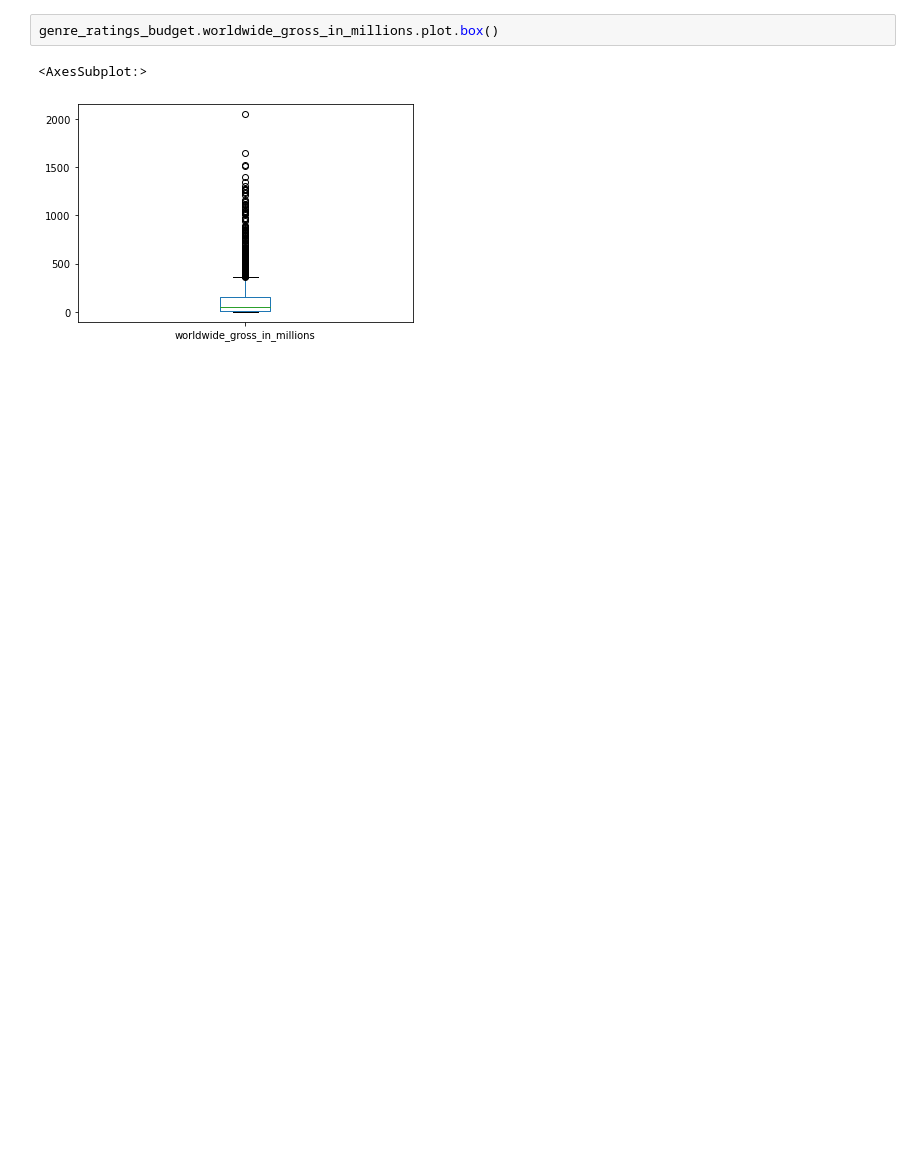
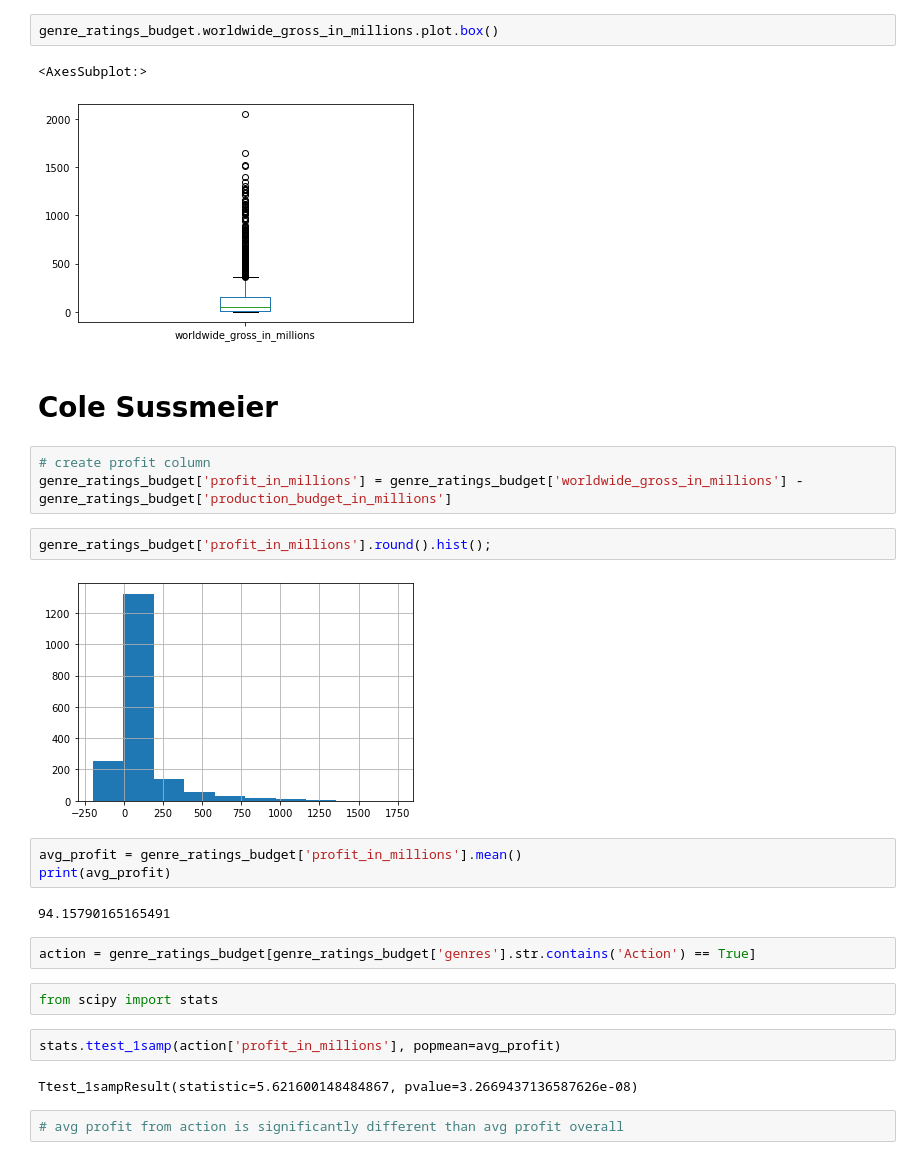
Before and after one commit to mrodberg/Pod1Capstone, a Jupyter notebook: Primary Notebook.ipynb, the cells around one changed output. Drawn from its saved outputs; the diff is of its cells as text; blank space fills up the shorter version.

Commit message:
Added in Cole's stat test section

```diff
--- a/Primary Notebook.ipynb
+++ b/Primary Notebook.ipynb
@@ -178,3 +216,27 @@ genre_ratings_budget.worldwide_gross_in_millions.plot.box()
 # %% [output]
 <AxesSubplot:>
 [figure]
+# %% [markdown]
+# Cole Sussmeier
+# %%
+# create profit column
+genre_ratings_budget['profit_in_millions'] = genre_ratings_budget['worldwide_gross_in_millions'] - genre_ratings_budget['production_budget_in_millions']
+# %%
+genre_ratings_budget['profit_in_millions'].round().hist();
+# %% [output]
+[figure, added]
+# %%
+avg_profit = genre_ratings_budget['profit_in_millions'].mean()
+print(avg_profit)
+# %% [output]
+94.15790165165491
+# %%
+action = genre_ratings_budget[genre_ratings_budget['genres'].str.contains('Action') == True]
+# %%
+from scipy import stats
+# %%
+stats.ttest_1samp(action['profit_in_millions'], popmean=avg_profit)
+# %% [output]
+Ttest_1sampResult(statistic=5.621600148484867, pvalue=3.2669437136587626e-08)
+# %%
+# avg profit from action is significantly different than avg profit overall
```
Also changed, not shown: parts of 4 cells of this notebook.
